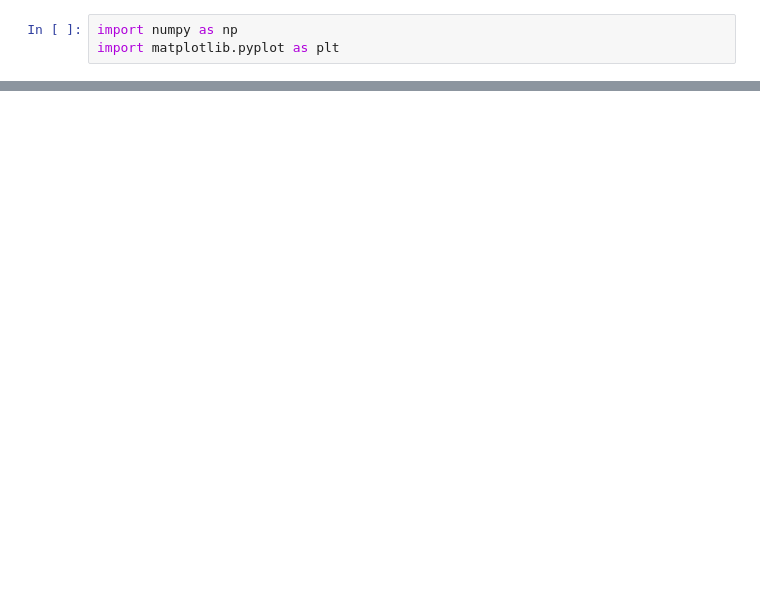
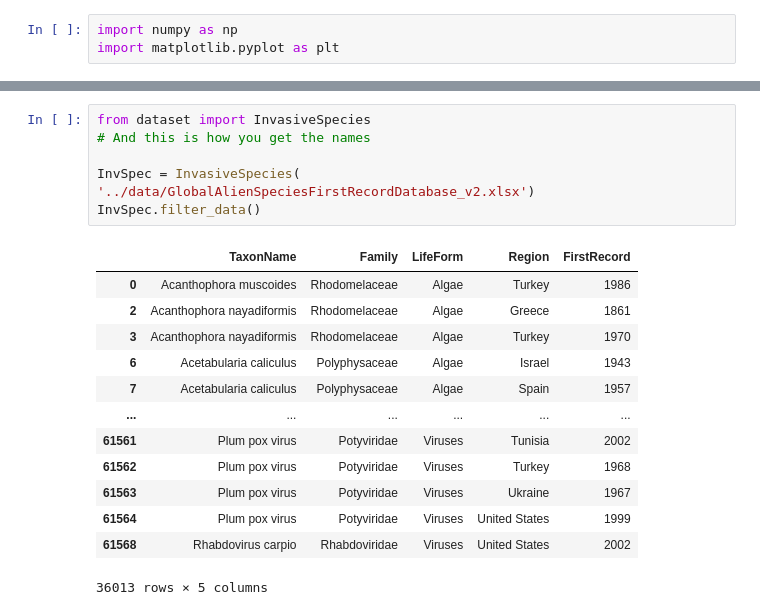
Before and after one commit to Rage997/MasterThesis, a Jupyter notebook: code/PyCode/results.ipynb, the cells around one changed output, grey strips where cells are left out. Saved outputs shown, nothing was run; the diff lists cells and outputs as text; blank space fills up the shorter version.

```diff
--- a/code/PyCode/results.ipynb
+++ b/code/PyCode/results.ipynb
@@ -54,0 +129,20 @@ ani.save(path+'dynamic_evolution.mp4')
+# %%
+from dataset import InvasiveSpecies
+# And this is how you get the names
+
+InvSpec = InvasiveSpecies( '../data/GlobalAlienSpeciesFirstRecordDatabase_v2.xlsx')
+InvSpec.filter_data()
+# %% [output]
+|  | TaxonName | Family | LifeForm | Region | FirstRecord |
+| 0 | Acanthophora muscoides | Rhodomelaceae | Algae | Turkey | 1986 |
+| 2 | Acanthophora nayadiformis | Rhodomelaceae | Algae | Greece | 1861 |
+| 3 | Acanthophora nayadiformis | Rhodomelaceae | Algae | Turkey | 1970 |
+| 6 | Acetabularia caliculus | Polyphysaceae | Algae | Israel | 1943 |
+| 7 | Acetabularia caliculus | Polyphysaceae | Algae | Spain | 1957 |
+| ... | ... | ... | ... | ... | ... |
+| 61561 | Plum pox virus | Potyviridae | Viruses | Tunisia | 2002 |
+| 61562 | Plum pox virus | Potyviridae | Viruses | Turkey | 1968 |
+| 61563 | Plum pox virus | Potyviridae | Viruses | Ukraine | 1967 |
+| 61564 | Plum pox virus | Potyviridae | Viruses | United States | 1999 |
+| 61568 | Rhabdovirus carpio | Rhabdoviridae | Viruses | United States | 2002 |
+36013 rows × 5 columns
```
Also changed, not shown: parts of 15 cells of this notebook, 14 other files.
